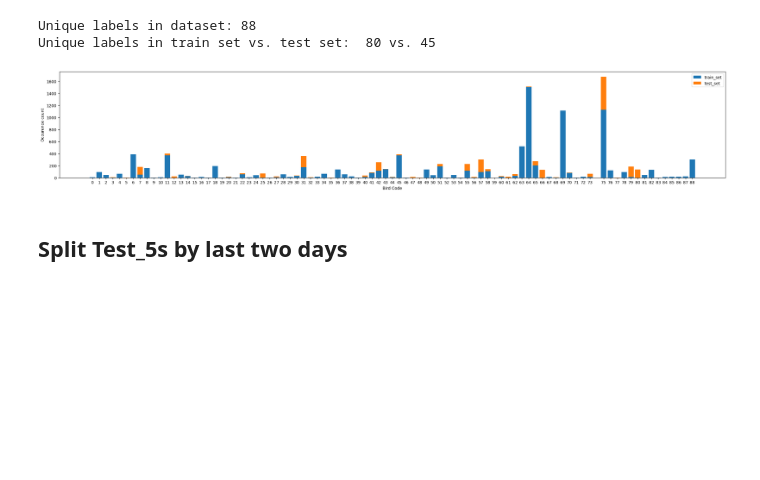
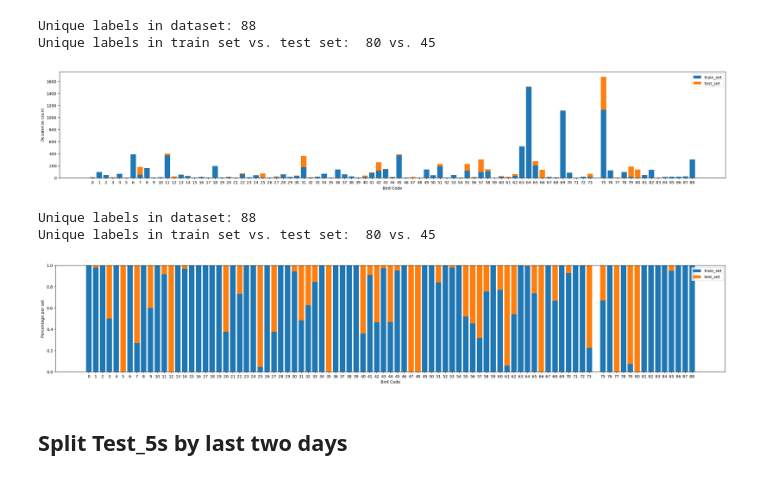
Before and after one commit to DBD-research-group/BirdSet, a Jupyter notebook: notebooks/playground/split_test_5s_data.ipynb, the cells around one changed output. Saved outputs shown, nothing was run; the diff lists cells and outputs as text; code cells hidden in the pictures; blank space fills up the shorter version.

Commit message:
Add second plot option

```diff
--- a/notebooks/playground/split_test_5s_data.ipynb
+++ b/notebooks/playground/split_test_5s_data.ipynb
@@ -80,6 +82,46 @@ def show_multilabel_stats(dataset_dict: DatasetDict, figwidth: int=10):
     ax.set_ylabel("Occurence count")
     ax.legend()
     plt.show()
+
+def show_multilabel_percentages(dataset_dict: DatasetDict, figwidth: int=10):
+    train_set = dataset_dict["train"]
+    test_set = dataset_dict["test"]
+
+    unique_train_labels, train_label_occurences = get_multilabel_stats(train_set["ebird_code_multilabel"])
+    unique_test_labels, test_label_occurences = get_multilabel_stats(test_set["ebird_code_multilabel"])
+
+    unique_labels_in_dataset = set(unique_train_labels).union(set(unique_test_labels))
+
+    for label in unique_labels_in_dataset:
+        # fill missing labels with occurence count of 0
+        train_label_occurences[label] = train_label_occurences.get(label, 0)
+        test_label_occurences[label] = test_label_occurences.get(label, 0)
+
+    print(f"Unique labels in dataset: {len(unique_labels_in_dataset)}")
+    print(f"Unique labels in train set vs. test set:  {len(unique_train_labels)} vs. {len(unique_test_labels)}")
+
+    for label in unique_labels_in_dataset:
+        occurence_count_sum = train_label_occurences[label] + test_label_occurences[label]
+        train_label_occurences[label] = train_label_occurences[label] / occurence_count_sum
+        test_label_occurences[label] = test_label_occurences[label] / occurence_count_sum
+
+    label_occurences = sorted(train_label_occurences.items())
+    labels, train_label_counts = zip(*label_occurences)
+    label_occurences = sorted(test_label_occurences.items())
+    labels, test_label_counts = zip(*label_occurences)
+
+    fig, ax = plt.subplots()
+    fig.set_figwidth(figwidth)
+    width = 0.8
+
+    ax.set_xticks(labels, labels=labels)
+
+    ax.bar(labels, train_label_counts, label="train_set", width=width)
+    ax.bar(labels, test_label_counts, label="test_set",width=width, bottom=train_label_counts)
+    ax.set_xlabel("Bird Code")
+    ax.set_ylabel("Percentage per set")
+    ax.legend()
+    plt.show()
 # %% [markdown]
 # NES
 # %%
@@ -214,6 +256,12 @@ show_multilabel_stats(nes_p_test_5s_dataset_dict, figwidth=30)
 Unique labels in dataset: 88
 Unique labels in train set vs. test set:  80 vs. 45
 [figure]
+# %%
+show_multilabel_percentages(nes_p_test_5s_dataset_dict, figwidth=30)
+# %% [output]
+Unique labels in dataset: 88
+Unique labels in train set vs. test set:  80 vs. 45
+[figure, added]
 # %% [markdown]
 ## Split Test_5s by last two days
 # %%
```
Also changed, not shown: parts of 1 cell of this notebook.
